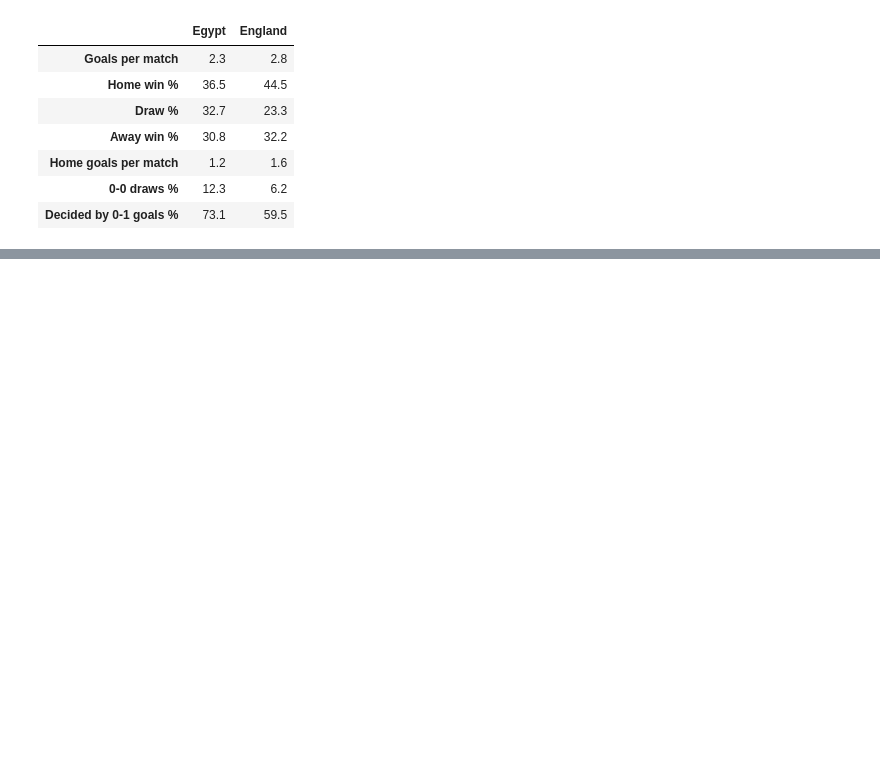
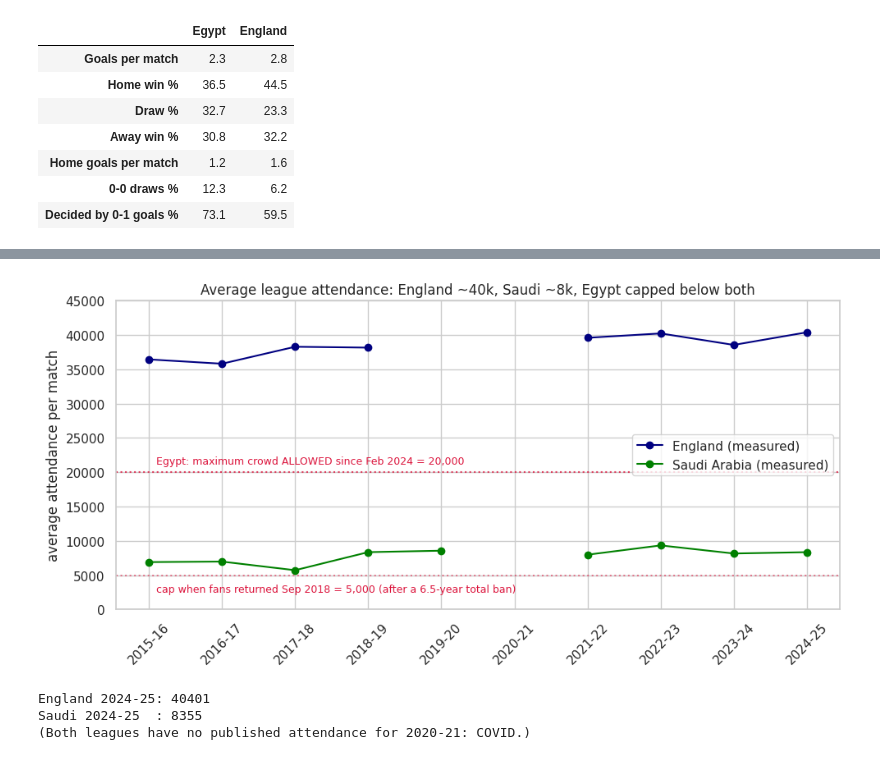
Before and after one commit to elteshelkbeer/egyptian-league-analysis, a Jupyter notebook: egyptian_premier_league_analysis.ipynb, the cells around one changed output, grey strips where cells are left out. Saved outputs shown, nothing was run; the diff lists cells and outputs as text; code cells hidden in the pictures; blank space fills up the shorter version.

```diff
--- a/egyptian_premier_league_analysis.ipynb
+++ b/egyptian_premier_league_analysis.ipynb
@@ -955,0 +1043,37 @@ profile
+# %%
+# Measured average attendance per season (league-published figures via Wikipedia)
+epl_att = pd.read_csv('data/epl_attendance.csv')
+spl_att = pd.read_csv('data/spl_attendance.csv')
+spl_att['Average'] = pd.to_numeric(spl_att['Average'], errors='coerce')
+spl_league_att = spl_att.groupby('Season')['Average'].mean().round(0)
+
+# One shared season axis so the COVID gaps line up correctly
+all_seasons = [f'{y}-{str(y+1)[2:]}' for y in range(2015, 2025)]
+epl_line = epl_att.set_index('Season')['LeagueAvgAttendance'].reindex(all_seasons)
+spl_line = spl_league_att.reindex(all_seasons)
+
+fig, ax = plt.subplots()
+ax.plot(all_seasons, epl_line.values, marker='o', color='navy', label='England (measured)')
+ax.plot(all_seasons, spl_line.values, marker='o', color='green', label='Saudi Arabia (measured)')
+ax.set_ylim(0, 45000)
+# Egypt publishes no attendance - only crowd caps (context from news reports)
+ax.axhline(20000, color='crimson', linestyle=':', alpha=0.8)
+ax.text(0.1, 21200, 'Egypt: maximum crowd ALLOWED since Feb 2024 = 20,000', color='crimson', fontsize=9)
+ax.axhline(5000, color='crimson', linestyle=':', alpha=0.5)
+ax.text(0.1, 2500, 'cap when fans returned Sep 2018 = 5,000 (after a 6.5-year total ban)',
+        color='crimson', fontsize=9)
+ax.set_title('Average league attendance: England ~40k, Saudi ~8k, Egypt capped below both')
+ax.set_ylabel('average attendance per match')
+ax.legend(loc='center right')
+plt.xticks(rotation=45)
+plt.tight_layout()
+plt.show()
+
+print('England 2024-25:', int(epl_att[epl_att['Season']=='2024-25']['LeagueAvgAttendance'].iloc[0]))
+print('Saudi 2024-25  :', int(spl_league_att['2024-25']))
+print('(Both leagues have no published attendance for 2020-21: COVID.)')
+# %% [output]
+[figure, added]
+England 2024-25: 40401
+Saudi 2024-25  : 8355
+(Both leagues have no published attendance for 2020-21: COVID.)
```
Also changed, not shown: parts of 11 cells of this notebook, 4 other files.
